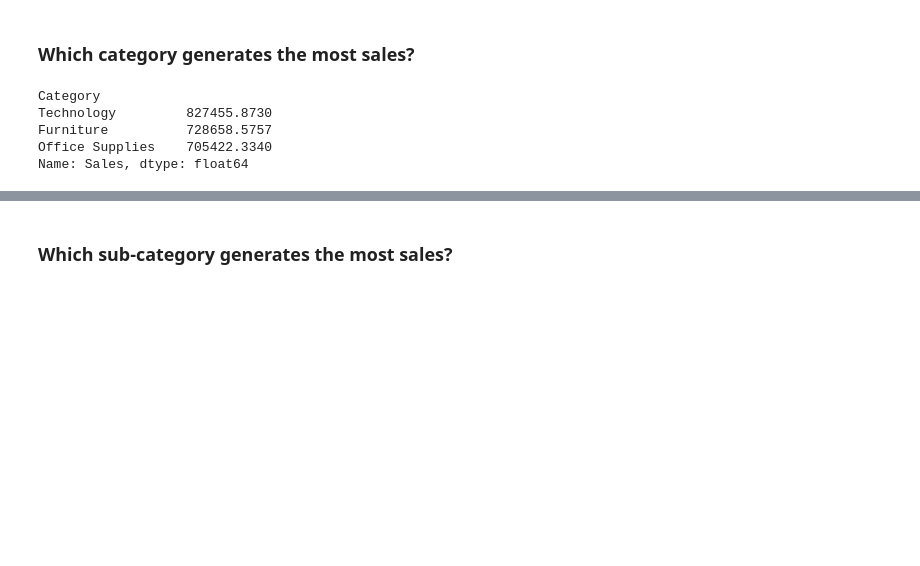
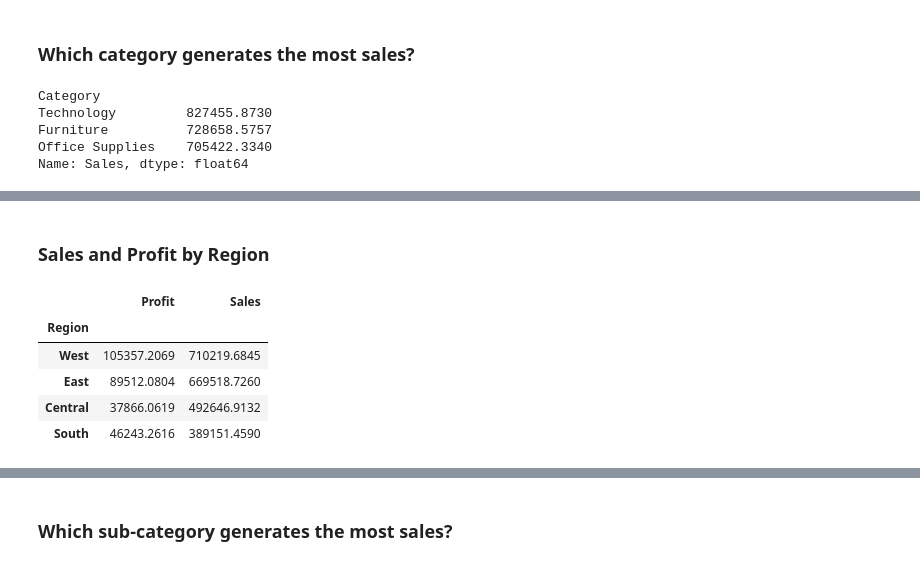
Before and after one commit to bonareri/data-science-class, a Jupyter notebook: 05-Python_for_Data_Science/06_Pandas_Data_Analysis.ipynb, the cells around one changed output, grey strips where cells are left out. Cells and saved outputs as stored; diff of their text form; code cells hidden in the pictures; blank space fills up the shorter version.

```diff
--- a/05-Python_for_Data_Science/06_Pandas_Data_Analysis.ipynb
+++ b/05-Python_for_Data_Science/06_Pandas_Data_Analysis.ipynb
@@ -759,0 +774,17 @@ Name: Sales, dtype: float64
+# %% [markdown]
+### Sales and Profit by Region
+# %%
+pivot = df.pivot_table(
+    values=['Sales', 'Profit'],
+    index='Region',
+    aggfunc='sum'
+)
+
+pivot.sort_values('Sales', ascending=False)
+# %% [output]
+|  | Profit | Sales |
+| Region |  |  |
+| West | 105357.2069 | 710219.6845 |
+| East | 89512.0804 | 669518.7260 |
+| Central | 37866.0619 | 492646.9132 |
+| South | 46243.2616 | 389151.4590 |
```
Also changed, not shown: parts of 4 cells of this notebook.
